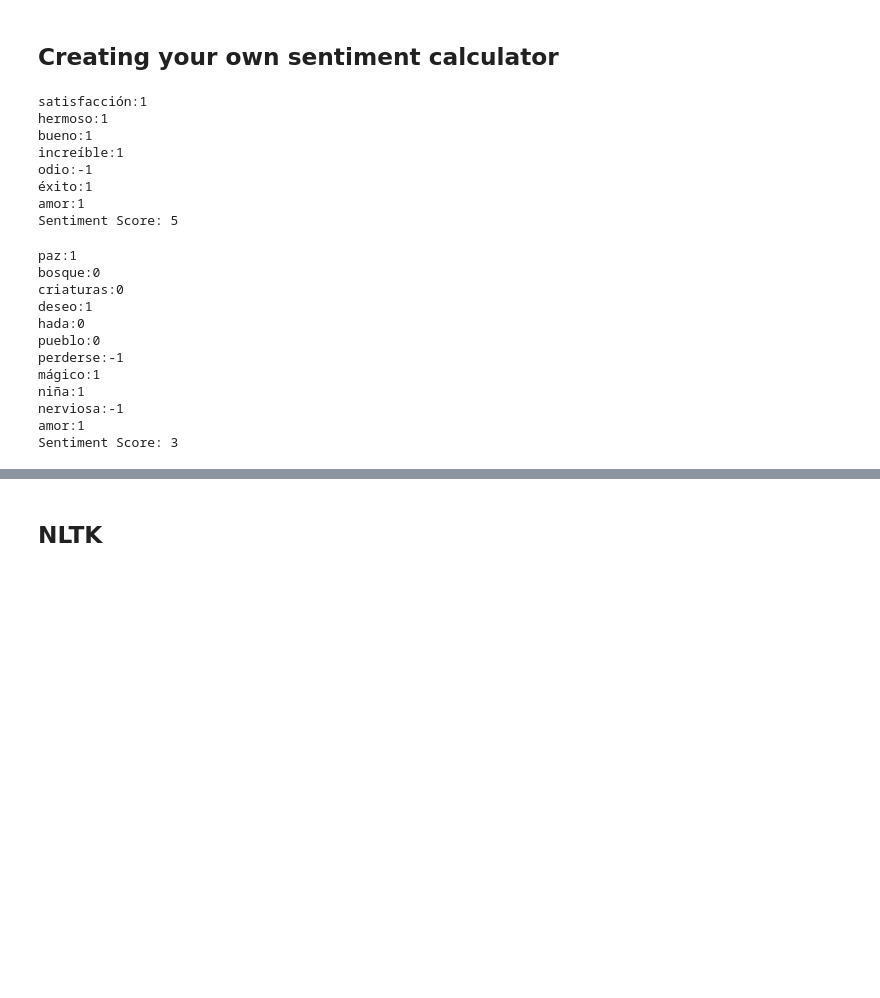
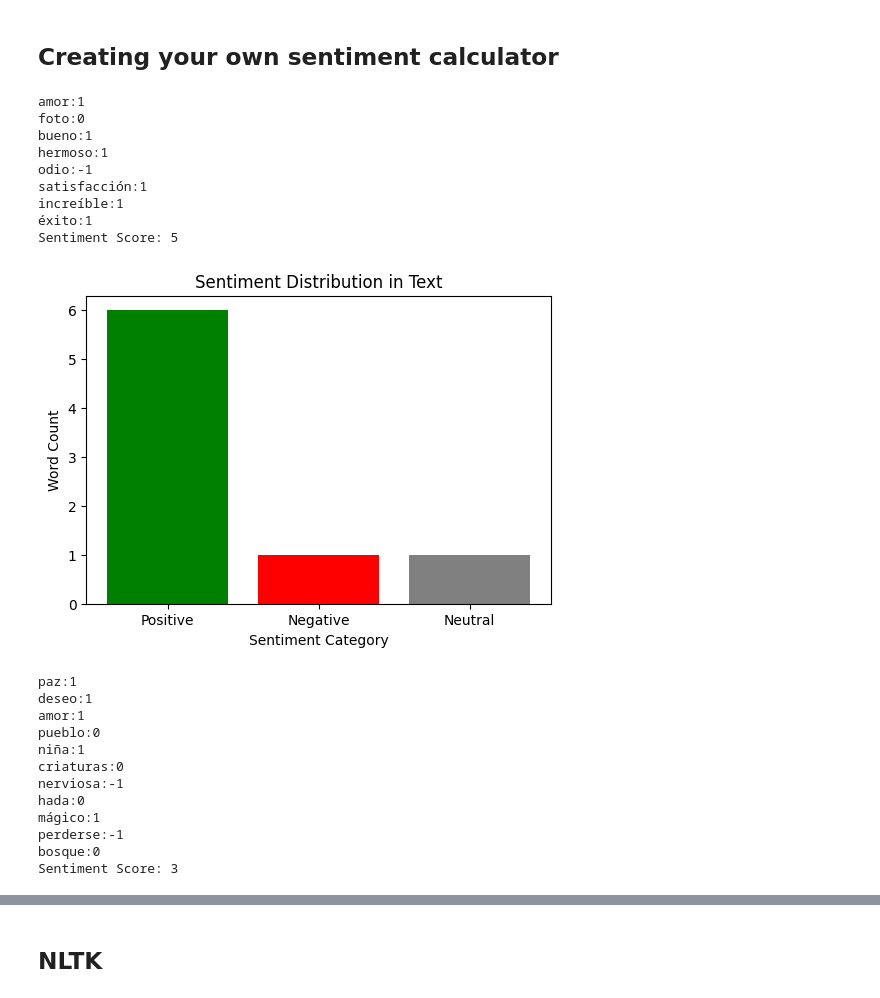
Before and after one commit to dianita956/sentiment_analysis_wrkshp, a Jupyter notebook: sentiment.ipynb, the cells around one changed output, grey strips where cells are left out. Cells and saved outputs as stored; diff of their text form; code cells hidden in the pictures; blank space fills up the shorter version.

Commit message:
added graphs

```diff
--- a/sentiment.ipynb
+++ b/sentiment.ipynb
@@ -73,7 +72,7 @@ positive_words = [
     'bosque', 'criaturas', 'hada', 'regreso', 'naturaleza'
 ]
 negative_words = ['triste', 'odio', 'miedo', 'fracaso', 'desastre', 'decepción', 'perderse', 'desaparecer', 'nerviosa' ]
-neutral_words = ['normal', 'regular', 'común', 'promedio', 'típico', 'estándar'  'niña', 'pueblo', 'bosque', 'criaturas', 'hada', 'regreso', 'naturaleza']
+neutral_words = ['normal', 'regular', 'común', 'promedio', 'típico', 'estándar'  'niña', 'pueblo', 'bosque', 'criaturas', 'hada', 'regreso', 'naturaleza', 'foto']
 
 #creating a dictionary with the words and their scores
 lexicon = {}
@@ -105,42 +104,62 @@ def calculate_sentiment(text):
         print(f"{word}:{score}")
 
     #calculate sentiment score: 1 = positive, -1 = negative, 0 = neutral
-    return total_score
+    return total_score, word_scores
 
 #example text
 with open('SylviaGonzalez_CasaLatina.txt', 'r', encoding='utf-8') as f:
     text = f.read()
 
 #calcuating sentiment score
-sentiment_score = calculate_sentiment(text)
+sentiment_score, word_scores = calculate_sentiment(text)
 print(f"Sentiment Score: {sentiment_score}")
 # %% [output]
+amor:1
+foto:0
+bueno:1
+hermoso:1
+odio:-1
 satisfacción:1
-hermoso:1
-bueno:1
 increíble:1
-odio:-1
 éxito:1
-amor:1
 Sentiment Score: 5
+# %%
+
+# Counting positive, negative, and neutral words
+positive_count = sum(1 for word, score in lexicon.items() if word in word_scores and score > 0)
+negative_count = sum(1 for word, score in lexicon.items() if word in word_scores and score < 0)
+neutral_count = sum(1 for word, score in lexicon.items() if word in word_scores and score == 0)
+
+# Creating a bar chart
+categories = ['Positive', 'Negative', 'Neutral']
+counts = [positive_count, negative_count, neutral_count]
+
+plt.figure(figsize=(6, 4))
+plt.bar(categories, counts, color=['green', 'red', 'gray'])
+plt.xlabel('Sentiment Category')
+plt.ylabel('Word Count')
+plt.title('Sentiment Distribution in Text')
+plt.show()
+# %% [output]
+[figure, added]
 # %%
 #example text
 with open('Sofia.txt', 'r', encoding='utf-8') as f:
-    text = f.read()
+    text2 = f.read()
 
 #calcuating sentiment score
-sentiment_score = calculate_sentiment(text)
+sentiment_score, word_scores = calculate_sentiment(text2)
 print(f"Sentiment Score: {sentiment_score}")
 # %% [output]
 paz:1
+deseo:1
+amor:1
+pueblo:0
+niña:1
+criaturas:0
+nerviosa:-1
+hada:0
+mágico:1
+perderse:-1
 bosque:0
-criaturas:0
-deseo:1
-hada:0
-pueblo:0
-perderse:-1
-mágico:1
-niña:1
-nerviosa:-1
-amor:1
 Sentiment Score: 3
```
Also changed, not shown: parts of 4 cells of this notebook.
